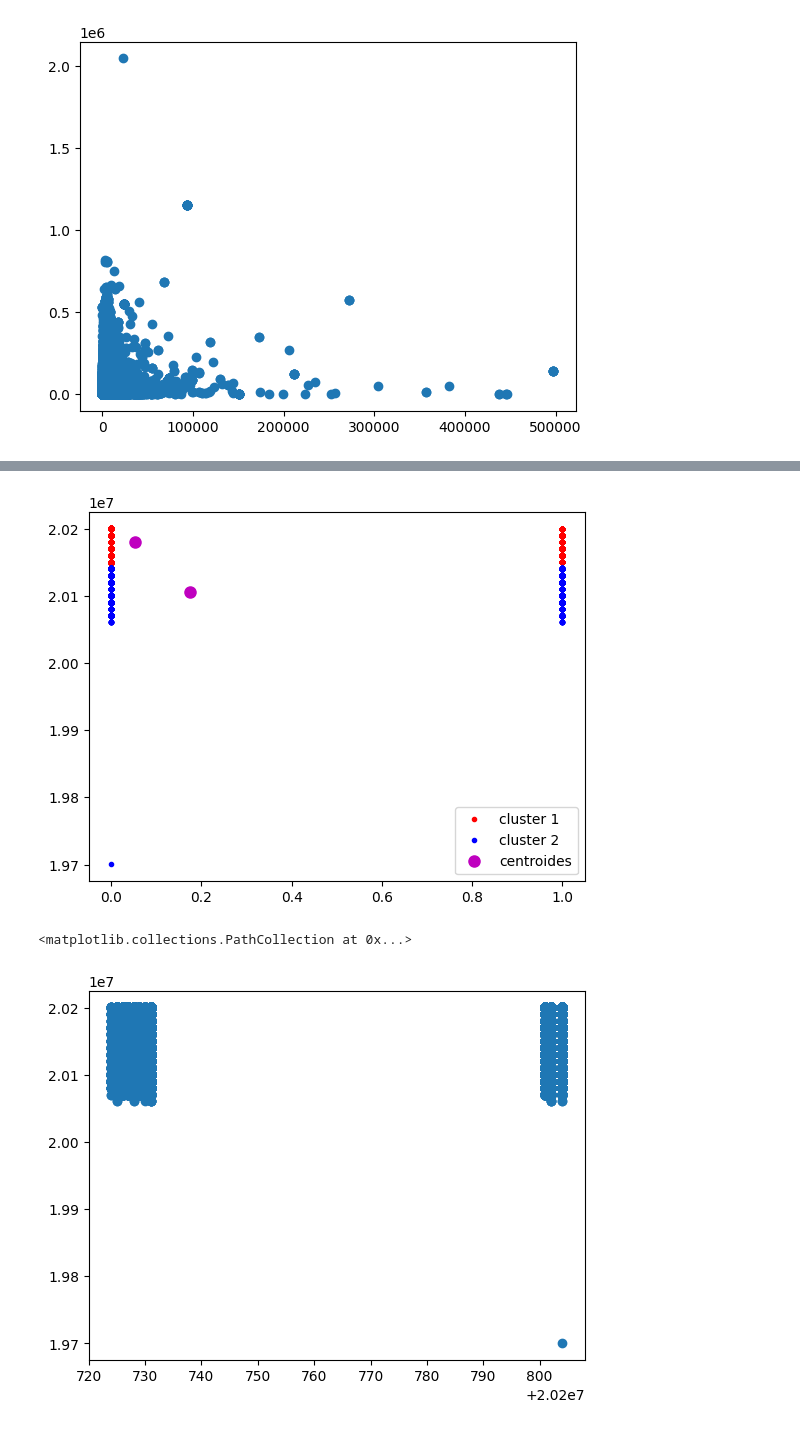
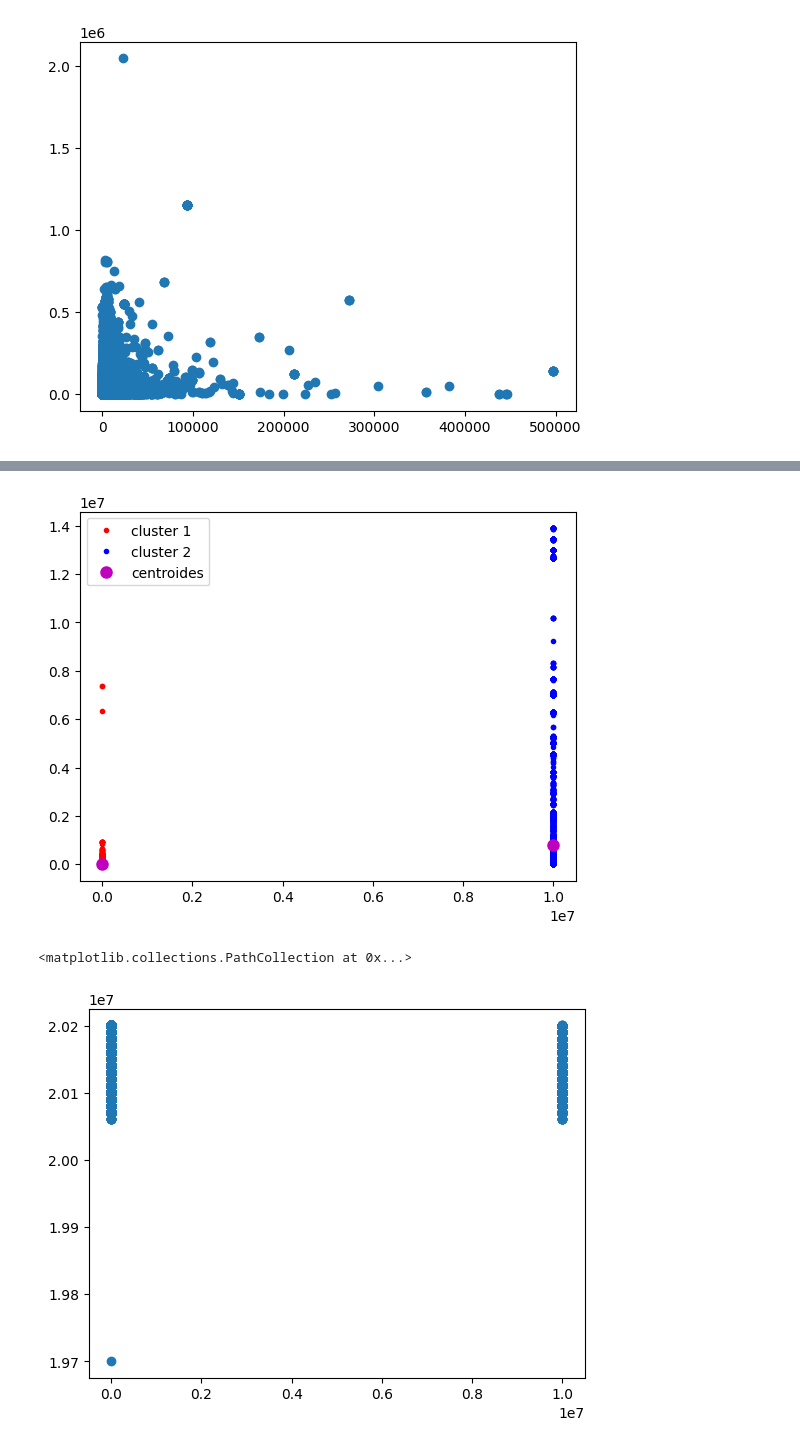
Before and after one commit to Anarbol/Reto-Arte-de-la-analitica, a Jupyter notebook: kmeans.ipynb, the cells around one changed output, grey strips where cells are left out. Cells and saved outputs as stored; diff of their text form; code cells hidden in the pictures.

```diff
--- a/kmeans.ipynb
+++ b/kmeans.ipynb
@@ -73,8 +55,0 @@ plt.show()
-# %%
-var=[]
-for j in range(len(datos["user_verified_entero"])):
-  var.append([datos["user_verified_entero"][j], datos["user_followers"][j]])
-
-
-var2=np.array(var)
-plt.scatter(var2[:,0],var2[:,1])
@@ -100,8 +72,7 @@ plt.show()
 # %%
-
 var=[]
 for j in range(len(datos["user_verified_entero"])):
-  var.append([datos["user_verified_entero"][j], datos["user_created_entero"][j]])
+  var.append([datos["user_verified_entero"][j]*10000000, datos["user_followers"][j]])
 
 
 var2=np.array(var)
@@ -124,18 +95,19 @@ plt.plot(centroides[:,0],centroides[:,1],'mo',markersize=8, label='centroides')
 plt.legend(loc='best')
 plt.show()
 # %% [output]
-[figure, old version]
+[figure, new version]
 # %%
+
 var=[]
-for j in range(len(datos["date_entero"])):
-  var.append([datos["date_entero"][j], datos["user_created_entero"][j]])
+for j in range(len(datos["user_verified_entero"])):
+  var.append([datos["user_verified_entero"][j]*10000000, datos["user_created_entero"][j]])
 
 
 var2=np.array(var)
 plt.scatter(var2[:,0],var2[:,1])
 # %% [output]
 <matplotlib.collections.PathCollection at 0x...>
-[figure, old version]
+[figure, new version]
 # %%
 n = 2
 k_means = KMeans(n_clusters=n)
```
Also changed, not shown: parts of 12 cells of this notebook.
